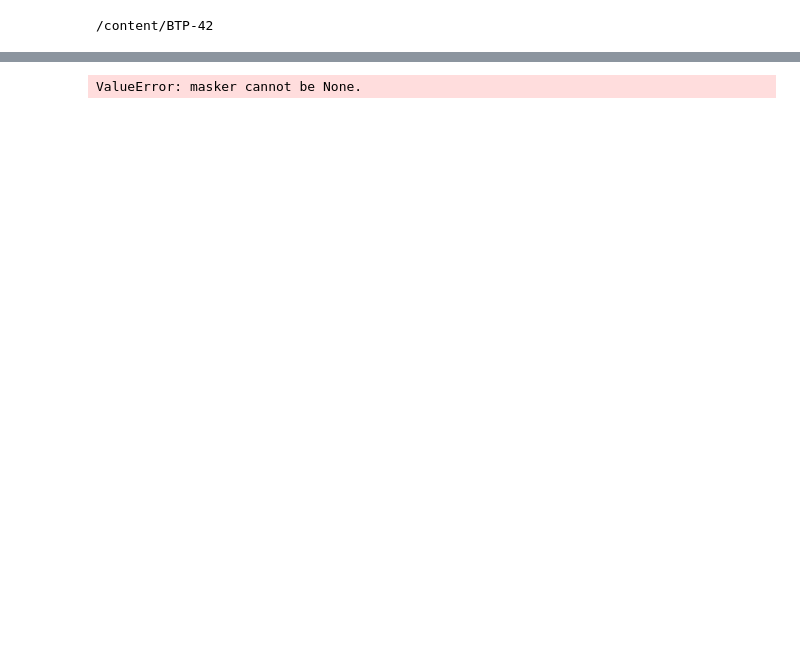
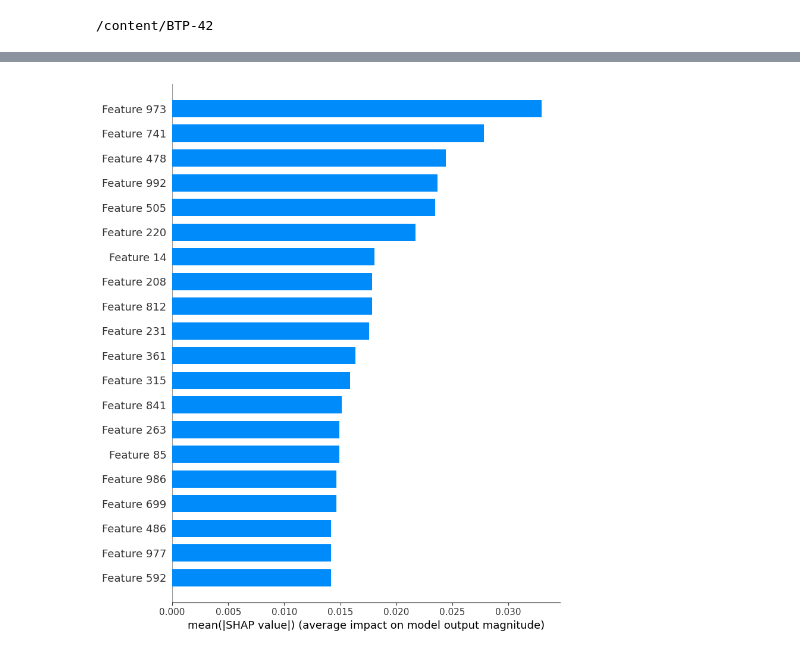
Before and after one commit to Aditya-Shitale/BTP_42, a Jupyter notebook: BTP_final.ipynb, the cells around one changed output, grey strips where cells are left out. Saved outputs shown, nothing was run; the diff lists cells and outputs as text; code cells hidden in the pictures; blank space fills up the shorter version.

Commit message:
added shap

```diff
--- a/BTP_final.ipynb
+++ b/BTP_final.ipynb
@@ -262,7 +341,27 @@ import shap
 shap.initjs()
 # %% [output]
 [interactive output not drawn]
-# %%
-exp=shap.Explainer(model)
-# %% [output]
-ValueError: masker cannot be None.
+# %%
+import shap
+import numpy as np
+import matplotlib.pyplot as plt
+from sklearn.ensemble import IsolationForest  # Example anomaly detection model
+
+# Load the input data from the .npy file
+input_data = np.load('/content/BTP-42/workspace/DATA/UCF-Crime/all_flows/Abuse/Abuse001_x264.mp4.npy')  # Replace with your .npy file path
+
+# Create and fit the anomaly detection model (Isolation Forest)
+model = IsolationForest(random_state=0)
+model.fit(input_data)  # Fit the model with the input data
+
+# Initialize a SHAP explainer with the model's predict function
+explainer = shap.Explainer(model.predict, input_data)
+
+# Compute SHAP values for the input data
+shap_values = explainer.shap_values(input_data)
+
+# Visualize the SHAP values (force plot)
+shap.summary_plot(shap_values, input_data, plot_type='bar')
+plt.show()
+# %% [output]
+[figure, added]
```
Also changed, not shown: parts of 27 cells of this notebook.
